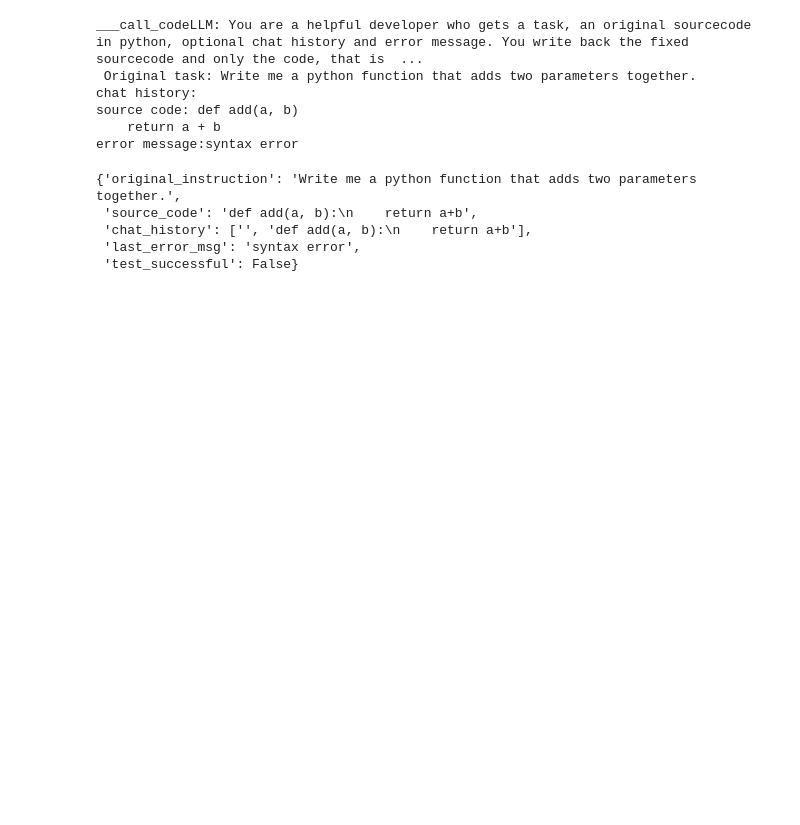
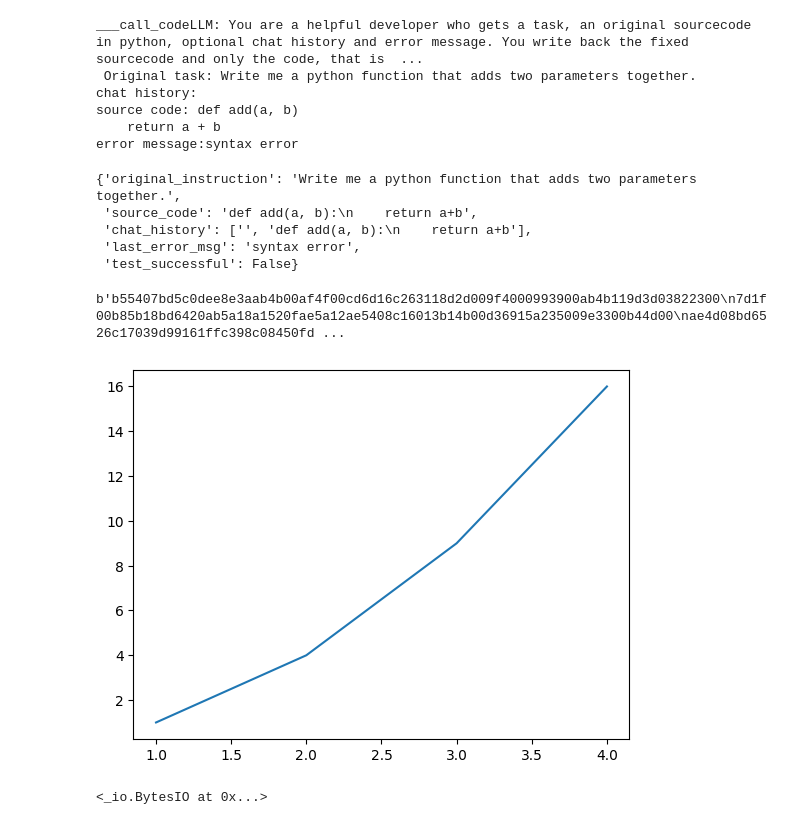
Before and after one commit to VTVL138/plotter-agent, a Jupyter notebook: src/experiment/exp.ipynb, the cells around one changed output. Drawn from its saved outputs; the diff is of its cells as text; code cells hidden in the pictures; blank space fills up the shorter version.

Commit message:
added plotting

```diff
--- a/src/experiment/exp.ipynb
+++ b/src/experiment/exp.ipynb
@@ -493,0 +500,25 @@ error message:syntax error
+# %%
+from PIL import Image
+img = Image.open("tree8.jpg")
+
+# using tobytes
+img.tobytes("hex", "rgb")
+# %% [output]
+b'b55407bd5c0dee8e3aab4b00af4f00cd6d16c263118d2d009f4000993900ab4b119d3d03822300\n7d1f00b85b18bd6420ab5a18a1520fae5a12ae5408c16013b14b00d36915a235009e3300b44d00\nae4d08bd6526c17039d99161ffc398c08450fd ...
+# %%
+import pandas as pd
+df_data = pd.DataFrame({"x":[1,2,3,4],"y":[1,4,9,16]})
+# %%
+import PIL
+import matplotlib.pyplot as plt
+import io
+plt.plot(df_data['x'], df_data['y'])
+plot = plt.gcf()
+return_image = io.BytesIO()
+plt.savefig(img_buf, format='png')
+# %% [output]
+[figure, added]
+# %%
+return_image
+# %% [output]
+<_io.BytesIO at 0x...>
```
Also changed, not shown: parts of 5 cells of this notebook, 6 other files.
